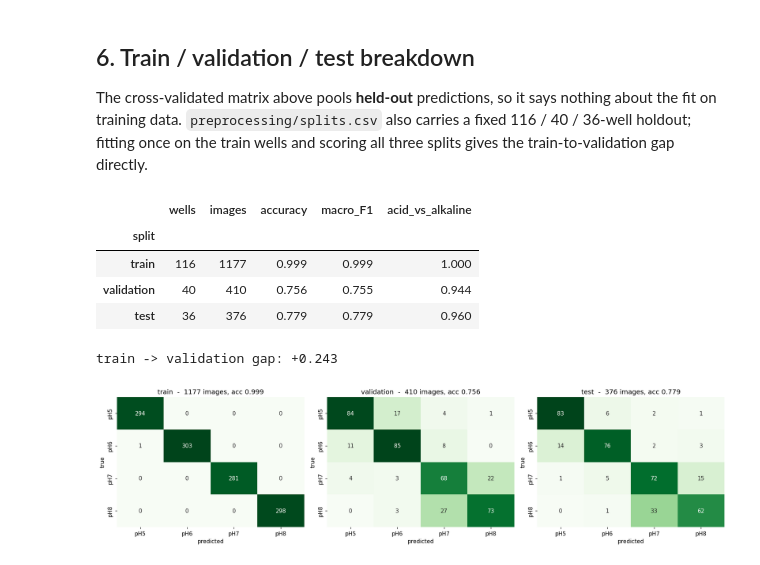
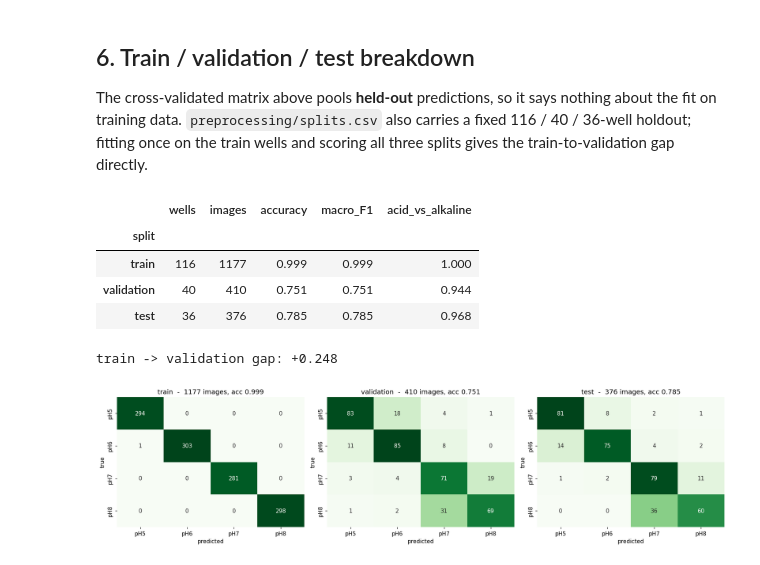
Before and after one commit to cherie-dips/MLPR_Project, a Jupyter notebook: transfer_learning/resnet_rf.ipynb, the cells around one changed output. Cells and saved outputs as stored; diff of their text form; code cells hidden in the pictures.

```diff
--- a/transfer_learning/resnet_rf.ipynb
+++ b/transfer_learning/resnet_rf.ipynb
@@ -40,7 +40,7 @@ device: mps | 1963 images
 Global-average-pool the output of each stage, fit the same Random Forest to each,
 score under grouped 5-fold CV.
 # %%
-def cv_acc(X,n=400,leaf=2):
+def cv_acc(X,n=100,leaf=2):
     a=[]
     for tr,te in StratifiedGroupKFold(5,shuffle=True,random_state=SEED).split(np.zeros(len(y)),y,groups=well):
         m=RandomForestClassifier(n,min_samples_leaf=leaf,random_state=SEED,n_jobs=-1).fit(X[tr],y[tr])
@@ -202,7 +209,7 @@ plt.tight_layout(); plt.show()
 # %%
 accs=[];f1s=[];bins=[];CM=np.zeros((4,4),int); last=None
 for tr,te in StratifiedGroupKFold(5,shuffle=True,random_state=SEED).split(np.zeros(len(y)),y,groups=well):
-    m=RandomForestClassifier(400,min_samples_leaf=2,random_state=SEED,n_jobs=-1).fit(X[tr],y[tr])
+    m=RandomForestClassifier(100,min_samples_leaf=2,random_state=SEED,n_jobs=-1).fit(X[tr],y[tr])
     p=m.predict(X[te])
     accs.append(accuracy_score(y[te],p)); f1s.append(f1_score(y[te],p,average="macro"))
     bins.append(accuracy_score(y[te]>=2,p>=2)); CM+=confusion_matrix(y[te],p,labels=range(4))
@@ -260,29 +267,29 @@ three splits gives the train-to-validation gap directly.
 # %%
 import pandas as pd
 from IPython.display import display
 
 sp=np.array([r["split"] for r in rows])
 masks={"train":sp=="train","validation":sp=="val","test":sp=="test"}
-fixed=RandomForestClassifier(400,min_samples_leaf=2,random_state=SEED,n_jobs=-1)
+fixed=RandomForestClassifier(100,min_samples_leaf=2,random_state=SEED,n_jobs=-1)
 fixed.fit(X[masks["train"]],y[masks["train"]])
 
 CMs={}; table=[]
 for name,m in masks.items():
     p=fixed.predict(X[m]); CMs[name]=confusion_matrix(y[m],p,labels=range(4))
     table.append(dict(split=name, wells=len(set(well[m])), images=int(m.sum()),
                       accuracy=accuracy_score(y[m],p),
                       macro_F1=f1_score(y[m],p,average="macro"),
                       acid_vs_alkaline=accuracy_score(y[m]>=2,p>=2)))
 df=pd.DataFrame(table).set_index("split").round(3)
 display(df)
 print(f"train -> validation gap: {df.loc['train','accuracy']-df.loc['validation','accuracy']:+.3f}")
 # %% [output]
 |  | wells | images | accuracy | macro_F1 | acid_vs_alkaline |
 | split |  |  |  |  |  |
 | train | 116 | 1177 | 0.999 | 0.999 | 1.000 |
-| validation | 40 | 410 | 0.756 | 0.755 | 0.944 |
-| test | 36 | 376 | 0.779 | 0.779 | 0.960 |
+| validation | 40 | 410 | 0.751 | 0.751 | 0.944 |
+| test | 36 | 376 | 0.785 | 0.785 | 0.968 |
-train -> validation gap: +0.243
+train -> validation gap: +0.248
 # %%
 fig,ax=plt.subplots(1,3,figsize=(16,4.2))
 for a,(name,cm) in zip(ax,CMs.items()):
```
Also changed, not shown: parts of 10 cells of this notebook, 2 other files.
